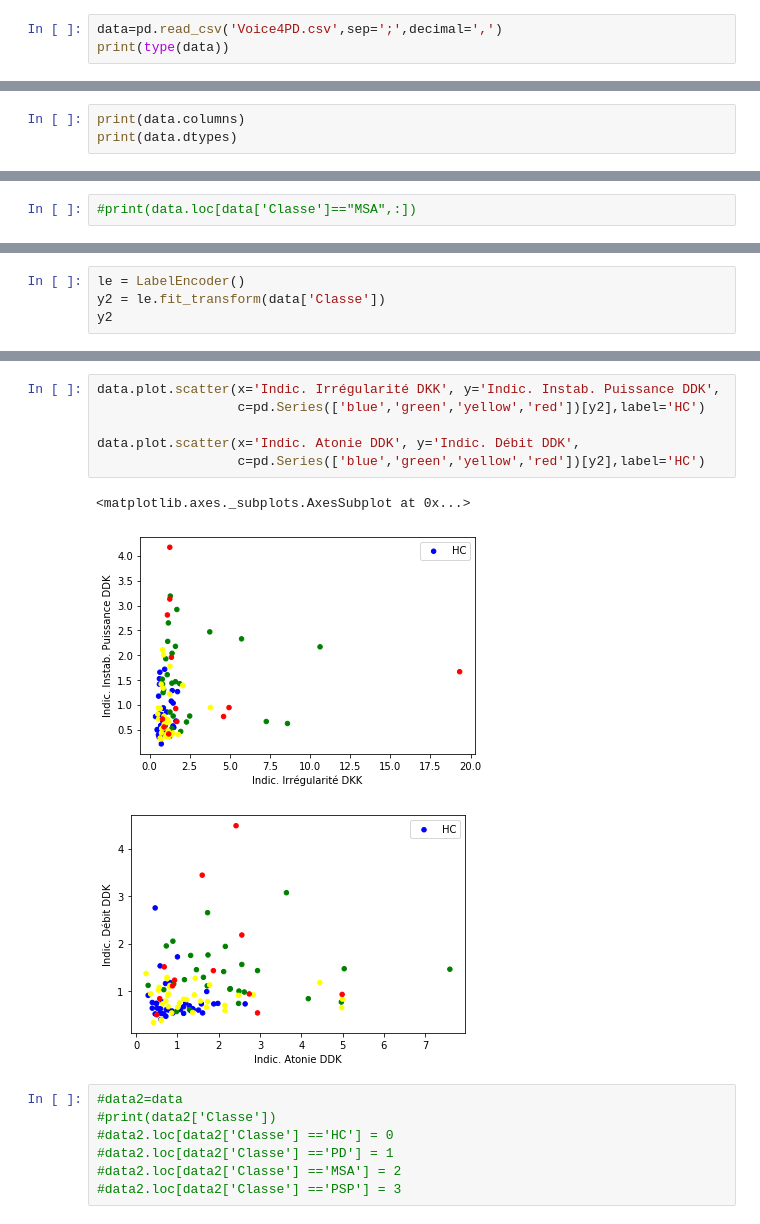
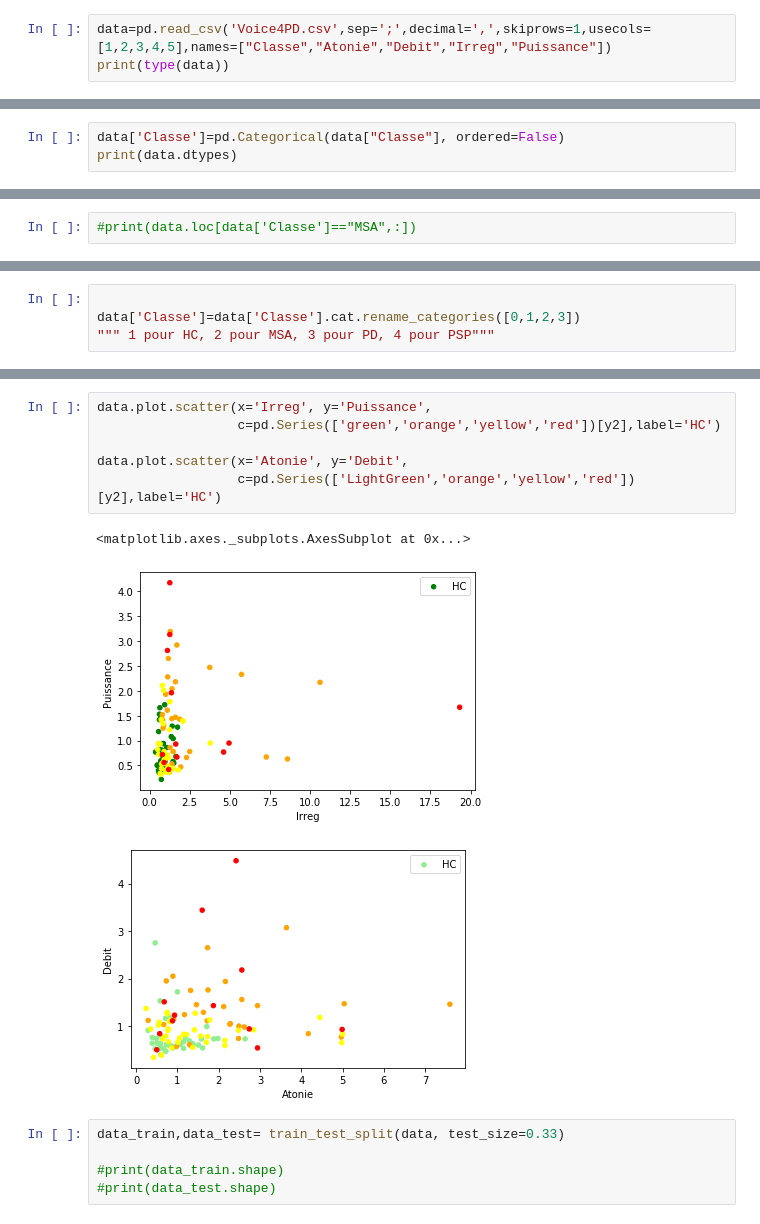
Before and after one commit to amandinebru/Projet_Parkinson, a Jupyter notebook: premier test.ipynb, the cells around one changed output, grey strips where cells are left out. Saved outputs shown, nothing was run; the diff lists cells and outputs as text.

```diff
--- a/premier test.ipynb
+++ b/premier test.ipynb
@@ -8,7 +9,7 @@ from sklearn.preprocessing import LabelEncoder
 import pandas as pd
 import matplotlib.pyplot as plt
 # %%
-data=pd.read_csv('Voice4PD.csv',sep=';',decimal=',')
+data=pd.read_csv('Voice4PD.csv',sep=';',decimal=',',skiprows=1,usecols=[1,2,3,4,5],names=["Classe","Atonie","Debit","Irreg","Puissance"])
 print(type(data))
 # %% [output]
 <class 'pandas.core.frame.DataFrame'>
@@ -35,4 +29,4 @@ print(data.shape)
 # %%
-print(data.columns)
+data['Classe']=pd.Categorical(data["Classe"], ordered=False)
 print(data.dtypes)
 # %% [output]
@@ -83,4 +48,0 @@ print((2/3)*data.shape[0])
-# %%
-le = LabelEncoder()
-y2 = le.fit_transform(data['Classe'])
-y2
@@ -93,0 +49,4 @@ array([0, 0, 0, 0, 0, 0, 0, 0, 0, 0, 0, 0, 0, 0, 0, 0, 0, 0, 0, 0, 0, 0,
+# %%
+
+data['Classe']=data['Classe'].cat.rename_categories([0,1,2,3])
+""" 1 pour HC, 2 pour MSA, 3 pour PD, 4 pour PSP"""
@@ -109,17 +65,15 @@ data.plot.scatter(x='Indic. Irrégularité DKK', y='Indic. Instab. Puissance DDK
 # %%
-data.plot.scatter(x='Indic. Irrégularité DKK', y='Indic. Instab. Puissance DDK',
-                  c=pd.Series(['blue','green','yellow','red'])[y2],label='HC')
+data.plot.scatter(x='Irreg', y='Puissance',
+                  c=pd.Series(['green','orange','yellow','red'])[y2],label='HC')
 
-data.plot.scatter(x='Indic. Atonie DDK', y='Indic. Débit DDK',
-                  c=pd.Series(['blue','green','yellow','red'])[y2],label='HC')
+data.plot.scatter(x='Atonie', y='Debit',
+                  c=pd.Series(['LightGreen','orange','yellow','red'])[y2],label='HC')
 # %% [output]
 <matplotlib.axes._subplots.AxesSubplot at 0x...>
-[figure, old version]
+[figure, new version]
-[figure, old version]
+[figure, new version]
-# %%
-#data2=data
-#print(data2['Classe'])
-#data2.loc[data2['Classe'] =='HC'] = 0
-#data2.loc[data2['Classe'] =='PD'] = 1
-#data2.loc[data2['Classe'] =='MSA'] = 2
-#data2.loc[data2['Classe'] =='PSP'] = 3
+# %%
+data_train,data_test= train_test_split(data, test_size=0.33)
+
+#print(data_train.shape)
+#print(data_test.shape)
```
Also changed, not shown: parts of 17 cells of this notebook.
